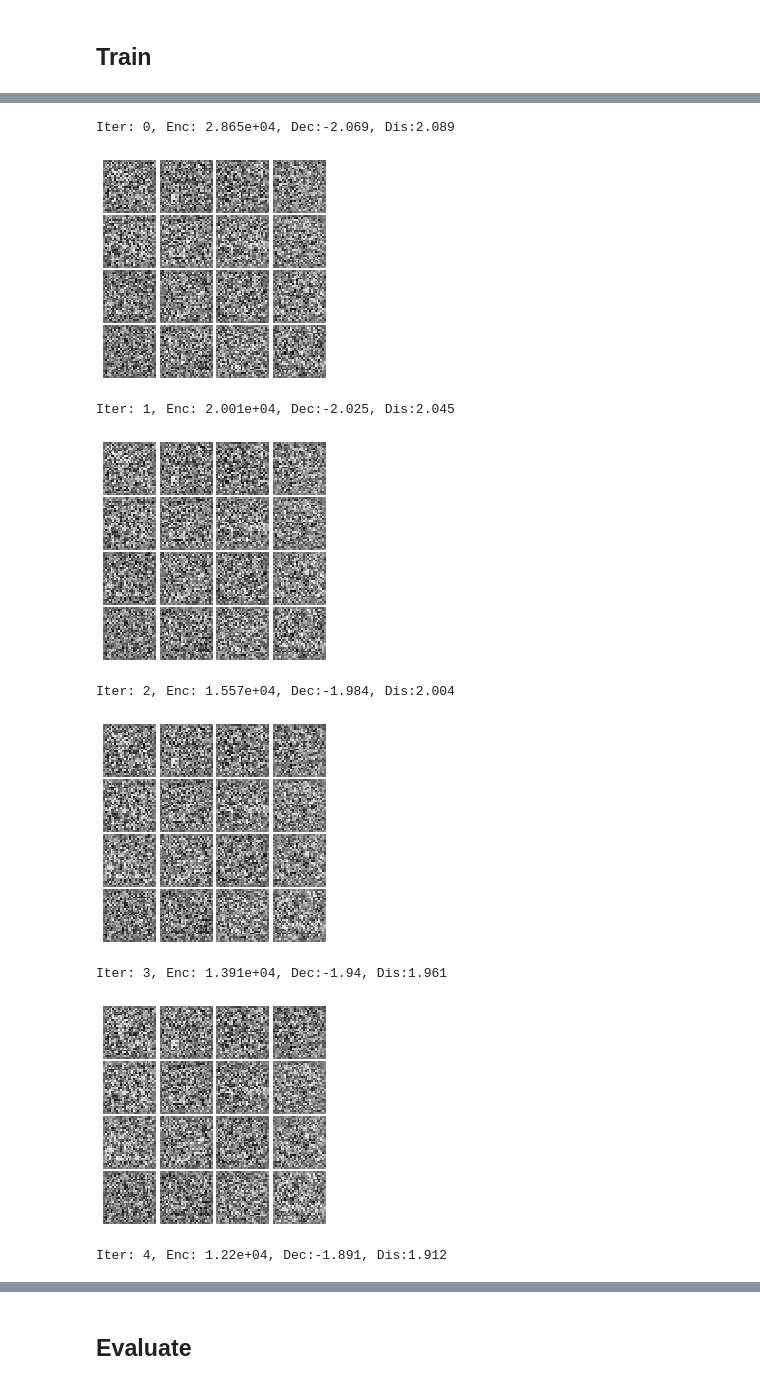
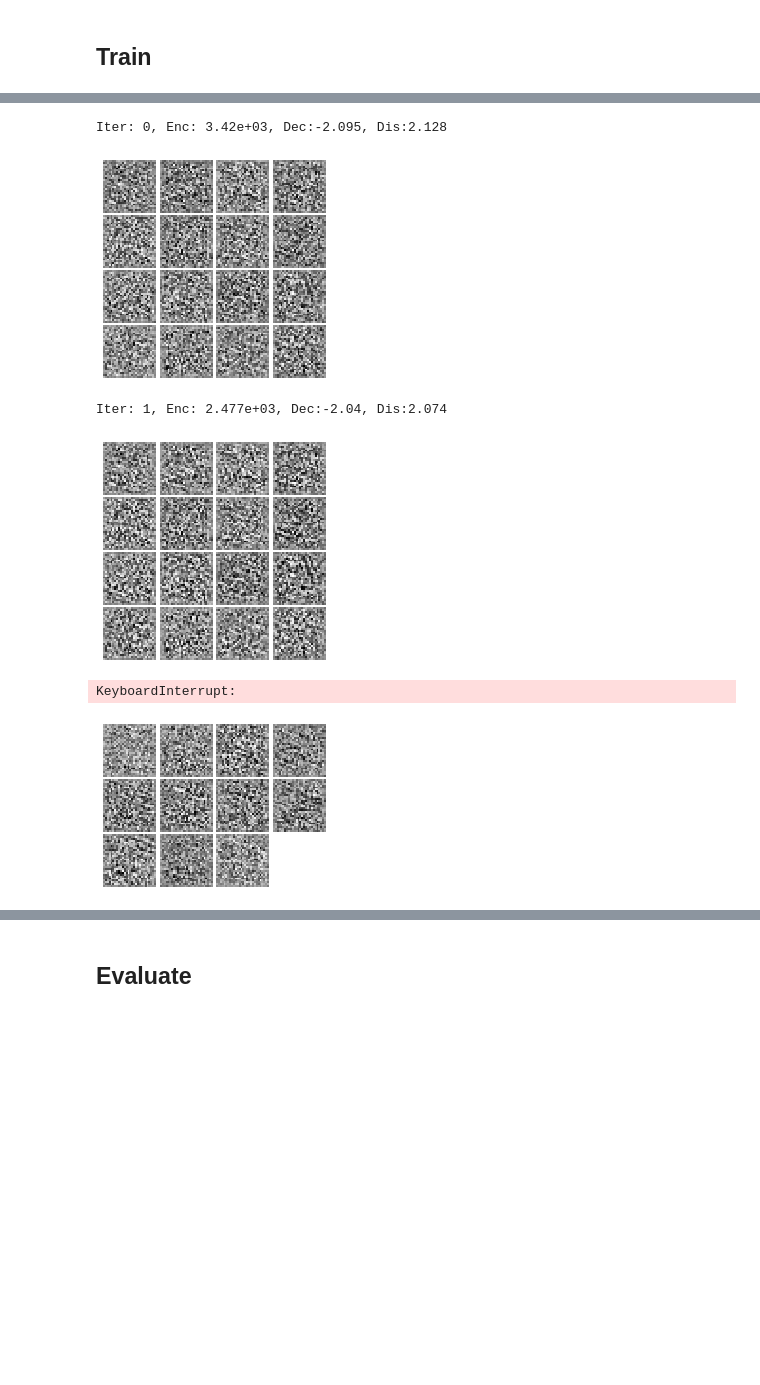
Before and after one commit to andreimargeloiu/R250-GAN-VAE, a Jupyter notebook: run_interactive.ipynb, the cells around one changed output, grey strips where cells are left out. Drawn from its saved outputs; the diff is of its cells as text; code cells hidden in the pictures; blank space fills up the shorter version.

```diff
--- a/run_interactive.ipynb
+++ b/run_interactive.ipynb
@@ -33,7 +33,7 @@ args = {
   '--show-every': 1,
   '--base-path': './',
 #   '--base-path': "/content/drive/My Drive/_Facultate/MPhil Cambridge/Advanced topics in ML/Autoencoders/R250-GAN-VAE",
-  '--latent-dimension': 128,
+  '--latent-dimension': 16,
   '--max-iterations': 5,
 
   '--batch-size': 128,
@@ -62,13 +62,10 @@ root        : INFO     {
   "--model": "vaegan",
   "--negative_slope": 0.01,
   "--show-every": 1
 }
-Iter: 0, Enc: 2.865e+04, Dec:-2.069, Dis:2.089
+Iter: 0, Enc: 3.42e+03, Dec:-2.095, Dis:2.128
-[figure, old version]
+[figure, new version]
-Iter: 1, Enc: 2.001e+04, Dec:-2.025, Dis:2.045
+Iter: 1, Enc: 2.477e+03, Dec:-2.04, Dis:2.074
-[figure, old version]
+[figure, new version]
-Iter: 2, Enc: 1.557e+04, Dec:-1.984, Dis:2.004
+KeyboardInterrupt:
-[figure, old version]
+[figure, new version]
-Iter: 3, Enc: 1.391e+04, Dec:-1.94, Dis:1.961
-[figure, removed]
-Iter: 4, Enc: 1.22e+04, Dec:-1.891, Dis:1.912
```
Also changed, not shown: parts of 2 cells of this notebook, 1 other file.
